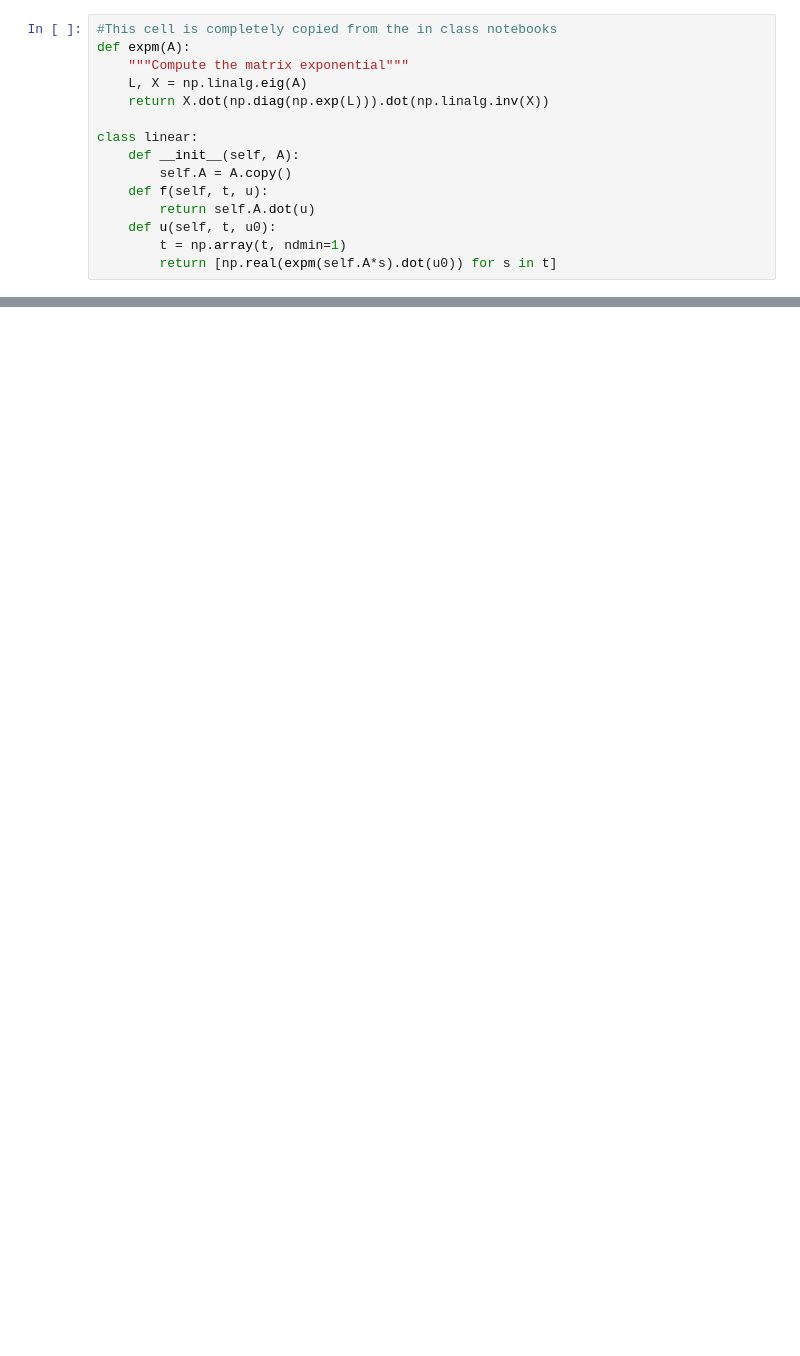
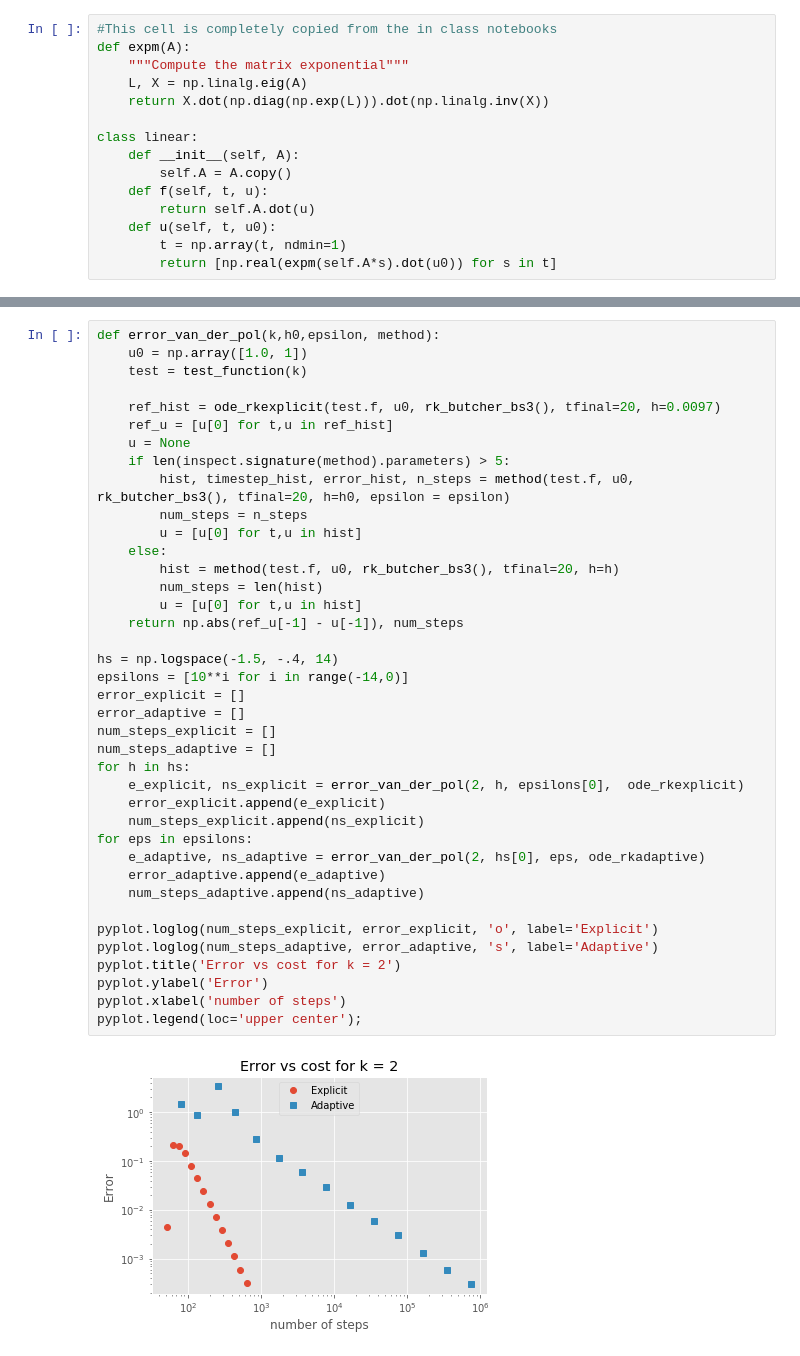
Before and after one commit to LukeMeszar/numpde, a Jupyter notebook: hw4/meszar_hw4.ipynb, the cells around one changed output, grey strips where cells are left out. Cells and saved outputs as stored; diff of their text form; blank space fills up the shorter version.

```diff
--- a/hw4/meszar_hw4.ipynb
+++ b/hw4/meszar_hw4.ipynb
@@ -227,0 +194,41 @@ Since we are using the same Butcher table in both methods, we will have the same
+# %%
+def error_van_der_pol(k,h0,epsilon, method):
+    u0 = np.array([1.0, 1])
+    test = test_function(k)
+
+    ref_hist = ode_rkexplicit(test.f, u0, rk_butcher_bs3(), tfinal=20, h=0.0097)
+    ref_u = [u[0] for t,u in ref_hist]
+    u = None
+    if len(inspect.signature(method).parameters) > 5:
+        hist, timestep_hist, error_hist, n_steps = method(test.f, u0, rk_butcher_bs3(), tfinal=20, h=h0, epsilon = epsilon)
+        num_steps = n_steps
+        u = [u[0] for t,u in hist]
+    else:
+        hist = method(test.f, u0, rk_butcher_bs3(), tfinal=20, h=h)
+        num_steps = len(hist)
+        u = [u[0] for t,u in hist]
+    return np.abs(ref_u[-1] - u[-1]), num_steps
+
+hs = np.logspace(-1.5, -.4, 14)
+epsilons = [10**i for i in range(-14,0)]
+error_explicit = []
+error_adaptive = []
+num_steps_explicit = []
+num_steps_adaptive = []
+for h in hs:
+    e_explicit, ns_explicit = error_van_der_pol(2, h, epsilons[0],  ode_rkexplicit)
+    error_explicit.append(e_explicit)
+    num_steps_explicit.append(ns_explicit)
+for eps in epsilons:
+    e_adaptive, ns_adaptive = error_van_der_pol(2, hs[0], eps, ode_rkadaptive)
+    error_adaptive.append(e_adaptive)
+    num_steps_adaptive.append(ns_adaptive)
+
+pyplot.loglog(num_steps_explicit, error_explicit, 'o', label='Explicit')
+pyplot.loglog(num_steps_adaptive, error_adaptive, 's', label='Adaptive')
+pyplot.title('Error vs cost for k = 2')
+pyplot.ylabel('Error')
+pyplot.xlabel('number of steps')
+pyplot.legend(loc='upper center');
+# %% [output]
+[figure, added]
```
Also changed, not shown: parts of 12 cells of this notebook.
